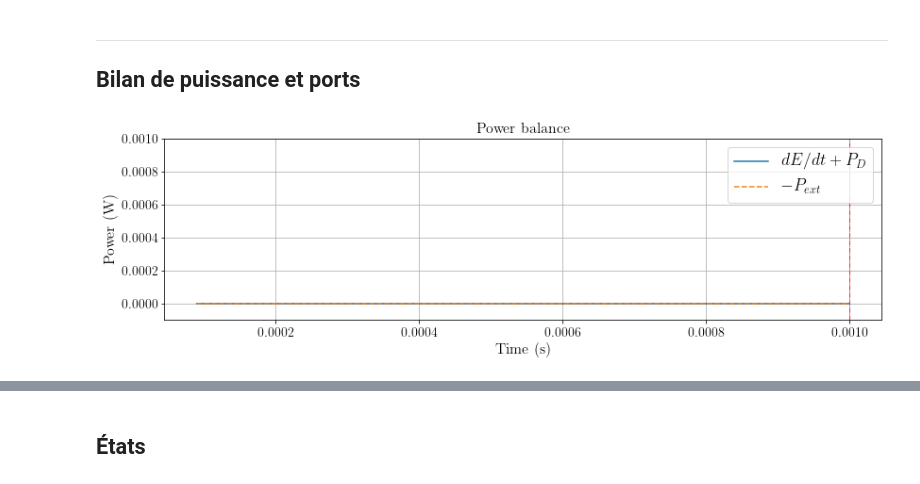
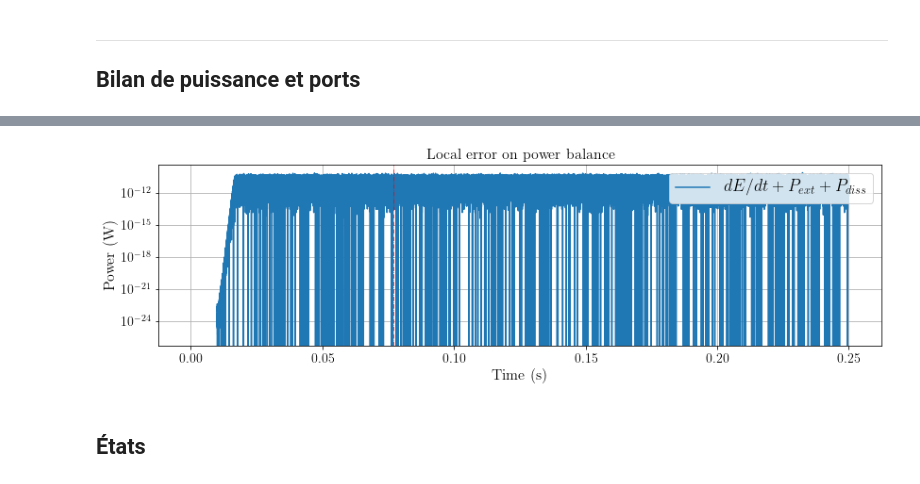
Before and after one commit to WetzelVictor/vocalTractCpp, a Jupyter notebook: 02_python/01_GRAPHS_tube_uniforme.ipynb, the cells around one changed output, grey strips where cells are left out. Saved outputs shown, nothing was run; the diff lists cells and outputs as text; code cells hidden in the pictures.

```diff
--- a/02_python/01_GRAPHS_tube_uniforme.ipynb
+++ b/02_python/01_GRAPHS_tube_uniforme.ipynb
@@ -98,7 +98,7 @@ def next_power_of_2(x):
 # %%
 #%% Loading dataset
 %store -r filename
-#filename = '03_data/simu.04_03.09_35.h5'
+filename = '03_data/simu.05_19.13_51.h5'
 print(filename)
 
 fid = h5py.File(filename, 'r')
@@ -117,19 +117,18 @@ print(*date_now)
 # %%
-SAVE_FIG = False
+SAVE_FIG = True
 if SAVE_FIG:
     FOLDER_PATH = FIGS_PATH + "simu_{0}_{1}.{2}_{3}".format(*(str(val).zfill(2) for val in date_now))
     os.mkdir(FOLDER_PATH)
 # %%
 t = data["t"][:]
-tmax = 0.0015
-
-indt = (t <= tmax) * (t >= 0.00009)
+tmax = max(t)
+indt = (t <= tmax) * (t >= 0.0)
 
 N_ports, Nx, NW = model["Nu"][0], model["Nx"][0], model["Nw"][0]
 # %%
 #xbar = [t[300],]
 #xbar = [0.1, 0.2]
-xbar = [0.000966]
+xbar = [0.0771]
 # %%
 config
 # %% [output]
@@ -283,5 +282,3 @@ if SAVE_FIG:
     tmp_path = os.path.join(FOLDER_PATH,title)
     plt.savefig(tmp_path + '.png', format='png', dpi=300)
     plt.savefig(tmp_path + '.pdf', format='pdf')
-# %% [output]
-[figure, removed]
@@ -290,8 +289,8 @@ fig = plt.figure(figsize=(12, 4))
 ax = plt.gca()
 
 # ---- Power balance --- #
-ax.plot(t[indt], (dEdt+Pext+Pdiss)[indt])
-#ax.semilogy(t[indt], (dEdt+Pext+Pdiss)[indt])
+#ax.plot(t[indt], (dEdt+Pext+Pdiss)[indt])
+ax.semilogy(t[indt], np.abs((dEdt+Pext+Pdiss)[indt]))
 ax.set_title(r'Local error on power balance', fontsize=16)
 ax.grid()
 
@@ -301,7 +300,7 @@ ax.set_xlabel('Time (s)', fontsize=16)
 ax.tick_params(axis='both', which='major', labelsize=14)
 ax.tick_params(axis='both', which='minor', labelsize=10)
 
-#ax.set_ylim([1e-50,1e-9])
+#ax.set_ylim([-1e-50,1e-50])
 
 for bar in xbar:
     ax.axvline(x=bar, **PPTY_XVBAR)
@@ -310,6 +309,6 @@ plt.tight_layout()
 if SAVE_FIG:
     title = "error_on_power_balance"
     tmp_path = os.path.join(FOLDER_PATH,title)
-    plt.savefig(tmp_path + '.png', format='png', dpi=300)
+    #plt.savefig(tmp_path + '.png', format='png', dpi=300)
     plt.savefig(tmp_path + '.pdf', format='pdf')
 # %% [output]
@@ -318,3 +315,4 @@ if SAVE_FIG:
+[figure, added]
 # %% [markdown]
 ## États
 # %%
```
Also changed, not shown: parts of 15 cells of this notebook, 31 other files.
